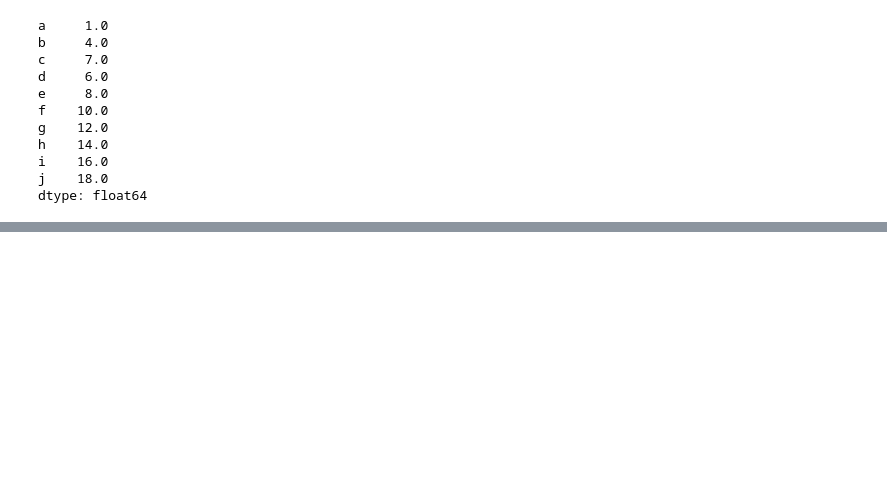
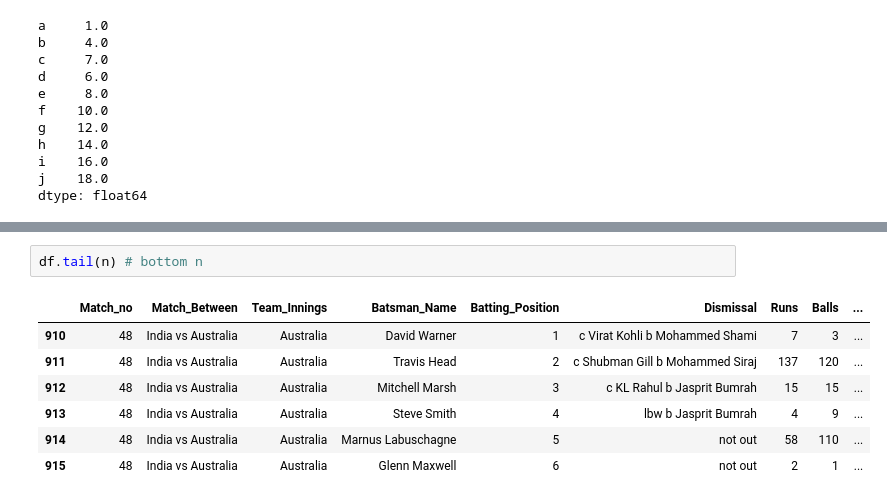
Before and after one commit to themrinalsinha/EverythingAI, a Jupyter notebook: Tools/Pandas Learnings/Introduction.ipynb, the cells around one changed output, grey strips where cells are left out. Drawn from its saved outputs; the diff is of its cells as text; blank space fills up the shorter version.

```diff
--- a/Tools/Pandas Learnings/Introduction.ipynb
+++ b/Tools/Pandas Learnings/Introduction.ipynb
@@ -385,0 +424,10 @@ dtype: float64
+# %%
+df.tail(n) # bottom n
+# %% [output]
+|  | Match_no | Match_Between | Team_Innings | Batsman_Name | Batting_Position | Dismissal | Runs | Balls | ... |
+| 910 | 48 | India vs Australia | Australia | David Warner | 1 | c Virat Kohli b Mohammed Shami | 7 | 3 | ... |
+| 911 | 48 | India vs Australia | Australia | Travis Head | 2 | c Shubman Gill b Mohammed Siraj | 137 | 120 | ... |
+| 912 | 48 | India vs Australia | Australia | Mitchell Marsh | 3 | c KL Rahul b Jasprit Bumrah | 15 | 15 | ... |
+| 913 | 48 | India vs Australia | Australia | Steve Smith | 4 | lbw b Jasprit Bumrah | 4 | 9 | ... |
+| 914 | 48 | India vs Australia | Australia | Marnus Labuschagne | 5 | not out | 58 | 110 | ... |
+| 915 | 48 | India vs Australia | Australia | Glenn Maxwell | 6 | not out | 2 | 1 | ... |
```
Also changed, not shown: parts of 15 cells of this notebook.
